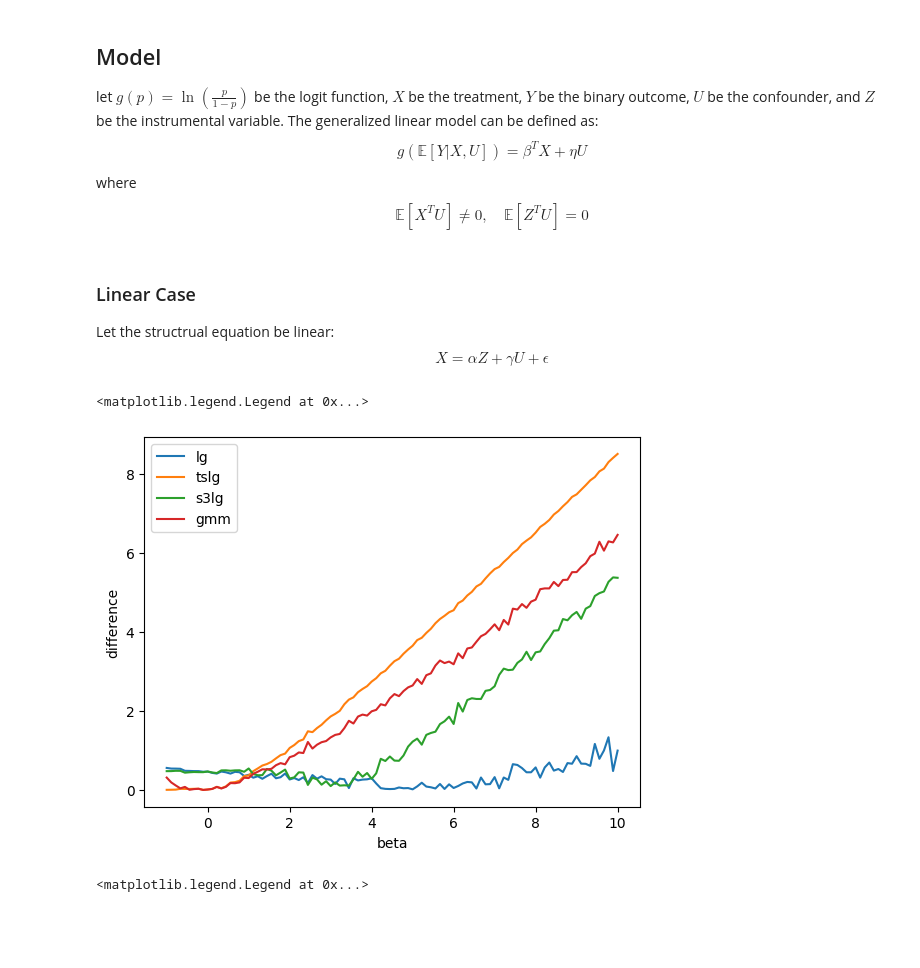
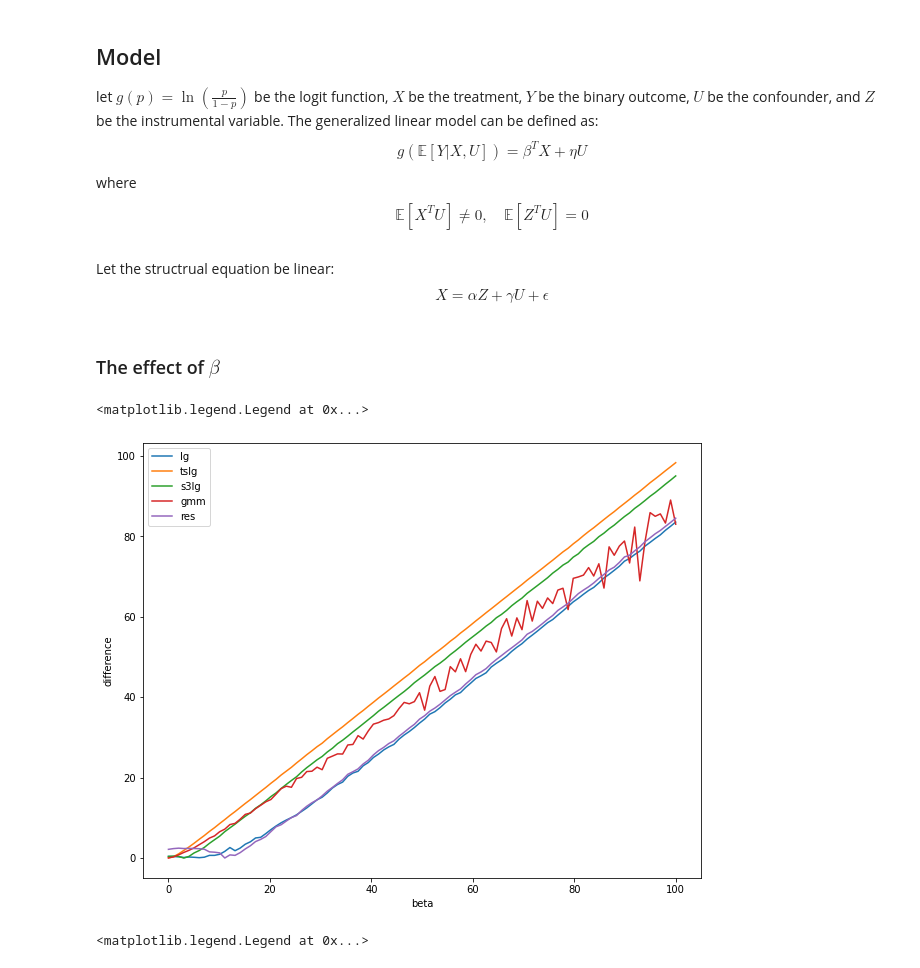
Before and after one commit to LangtianM/IV_Logistic, a Jupyter notebook: Experiments.ipynb, the cells around one changed output. Drawn from its saved outputs; the diff is of its cells as text; code cells hidden in the pictures; blank space fills up the shorter version.

```diff
--- a/Experiments.ipynb
+++ b/Experiments.ipynb
@@ -16,22 +17,28 @@ $$
 \mathbb{E}[X^{T}U]\neq 0, \quad \mathbb{E}[Z^{T}U]=0
 $$
 # %% [markdown]
-### Linear Case
 Let the structrual equation be linear:
 $$
 X = \alpha Z + \gamma U + \epsilon
 $$
+# %% [markdown]
+### The effect of $\beta$
 # %%
 lg_dif = np.array([])
 tslg_dif = np.array([])
 s3lg_dif = np.array([])
 gmm_dif = np.array([])
+res_dif = np.array([])
 
-para_range = np.linspace(-1, 10, 100)
+para_range = np.linspace(0, 100, 100)
 
 for beta in para_range:
 
     data = sim_data(n=10000, beta=beta)
+
+    # data.X = StandardScaler().fit_transform(data.X.reshape(-1, 1)).reshape(-1)
+    # data.Z = StandardScaler().fit_transform(data.Z.reshape(-1, 1)).reshape(-1)
+
 
     lg = LogisticRegression()
     lg.fit(data.X.reshape(-1, 1), data.Y)
@@ -50,17 +57,22 @@ for beta in para_range:
     gmm.fit(data.X, data.Y, data.Z)
     gmm_dif = np.append(gmm_dif, np.abs(gmm.coef_ - beta))
 
-
-plt.plot(para_range, lg_dif, label='lg')
-plt.plot(para_range, tslg_dif, label='tslg')
-plt.plot(para_range, s3lg_dif, label='s3lg')
-plt.plot(para_range, gmm_dif, label='gmm')
-plt.xlabel('beta')
-plt.ylabel('difference')
-plt.legend()
+    res_model = residual_logit()
+    res_model.fit(data.X, data.Y, data.Z)
+    res_dif = np.append(res_dif, np.abs(res_model.beta - beta))
-# %% [output]
-<matplotlib.legend.Legend at 0x...>
-[figure, removed]
+# %%
+plt.figure(figsize=(10, 8))
+plt.plot(para_range, lg_dif, label='lg')
+plt.plot(para_range, tslg_dif, label='tslg')
+plt.plot(para_range, s3lg_dif, label='s3lg')
+plt.plot(para_range, gmm_dif, label='gmm')
+plt.plot(para_range, res_dif, label='res')
+plt.xlabel('beta')
+plt.ylabel('difference')
+plt.legend()
+# %% [output]
+<matplotlib.legend.Legend at 0x...>
+[figure, added]
 # %%
 lg_coef = np.array([])
 
```
Also changed, not shown: parts of 14 cells of this notebook.
